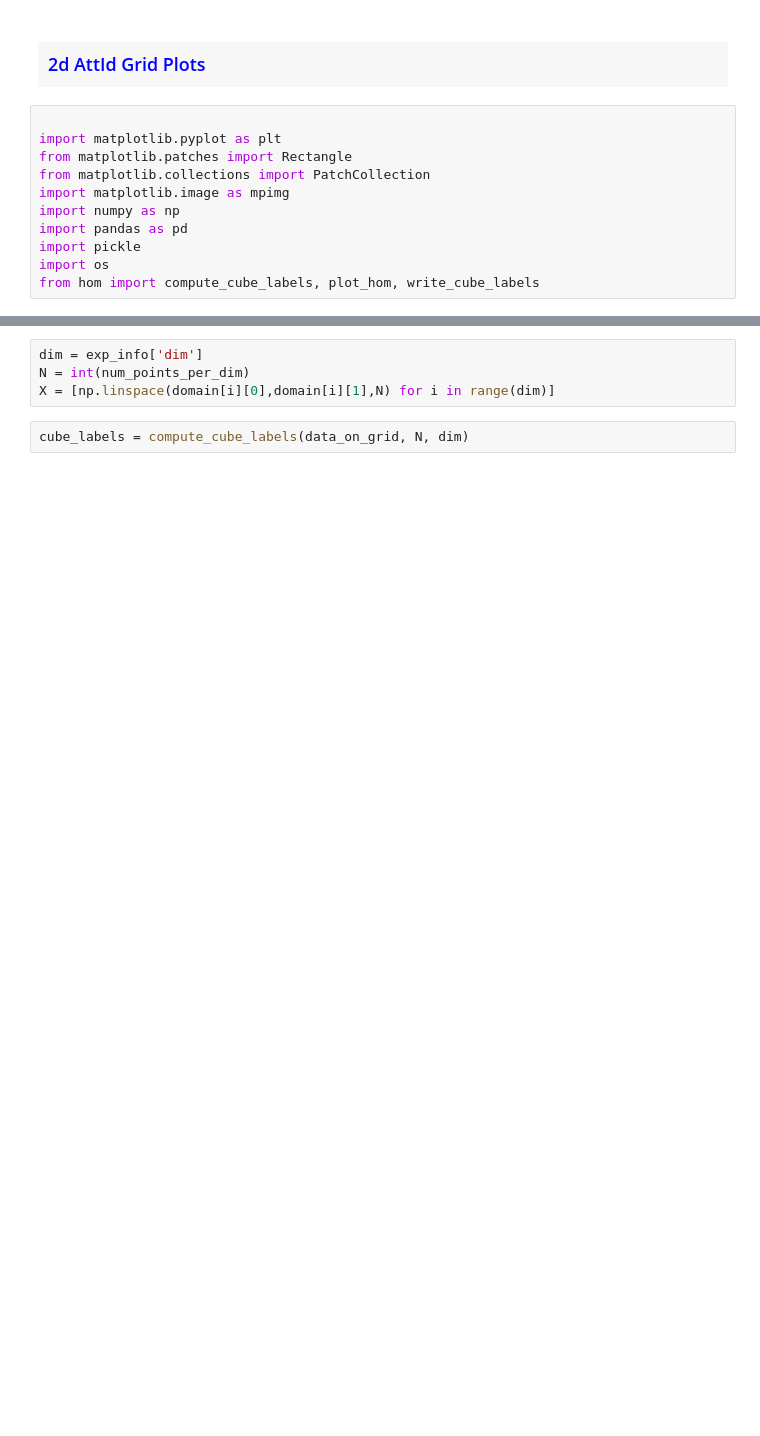
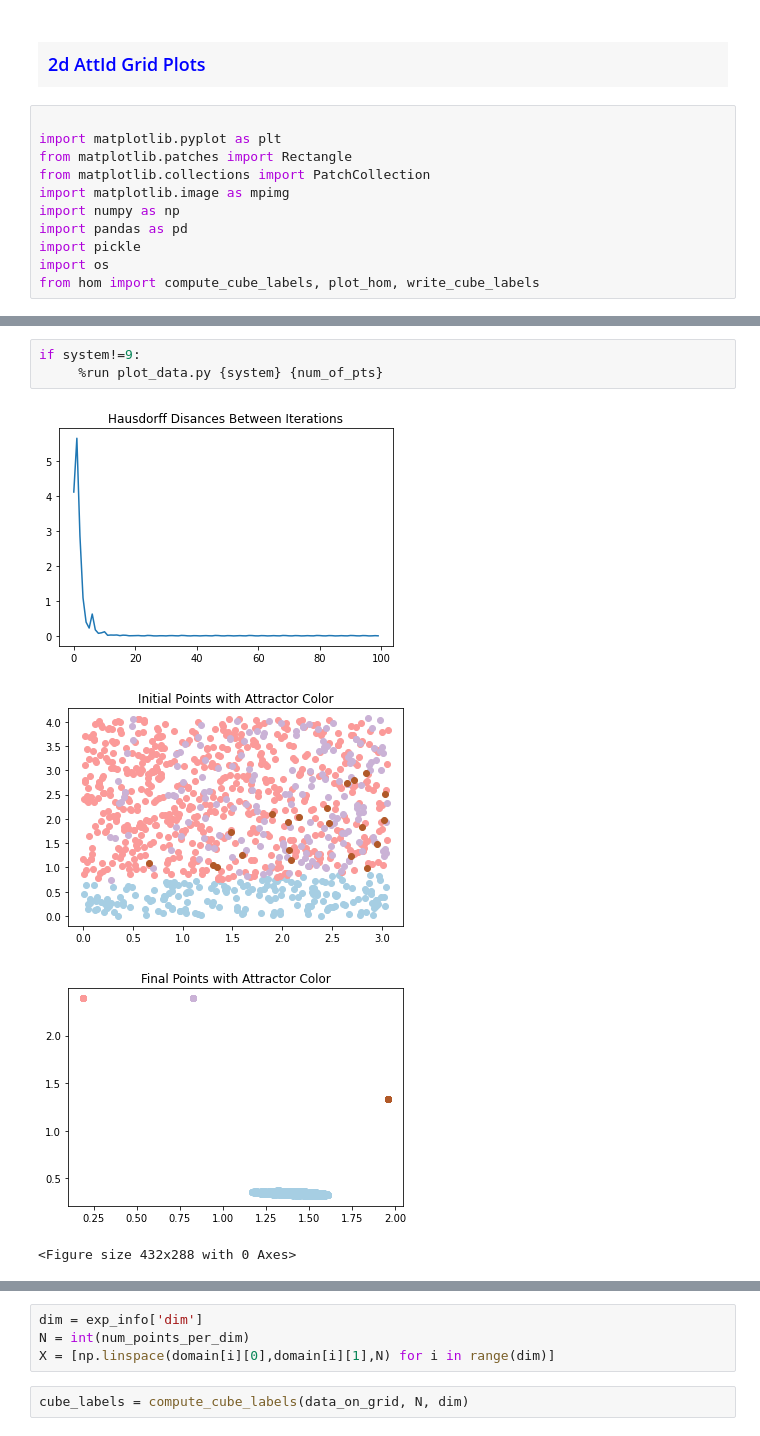
Before and after one commit to begelb/MLCD, a Jupyter notebook: data_production/AttId.ipynb, the cells around one changed output, grey strips where cells are left out. Cells and saved outputs as stored; diff of their text form; blank space fills up the shorter version.

```diff
--- a/data_production/AttId.ipynb
+++ b/data_production/AttId.ipynb
@@ -65,3 +45,11 @@ A resolution of 1.0 was used which yeilded 3 connected components in the graph
+# %%
+if system!=9:
+     %run plot_data.py {system} {num_of_pts}
+# %% [output]
+[figure, added]
+[figure, added]
+[figure, added]
+<Figure size 432x288 with 0 Axes>
 # %%
 %run analyze_data.py {system} {num_of_pts} {num_points_per_dim}
 # %% [output]
```
Also changed, not shown: parts of 15 cells of this notebook, 5 other files.
